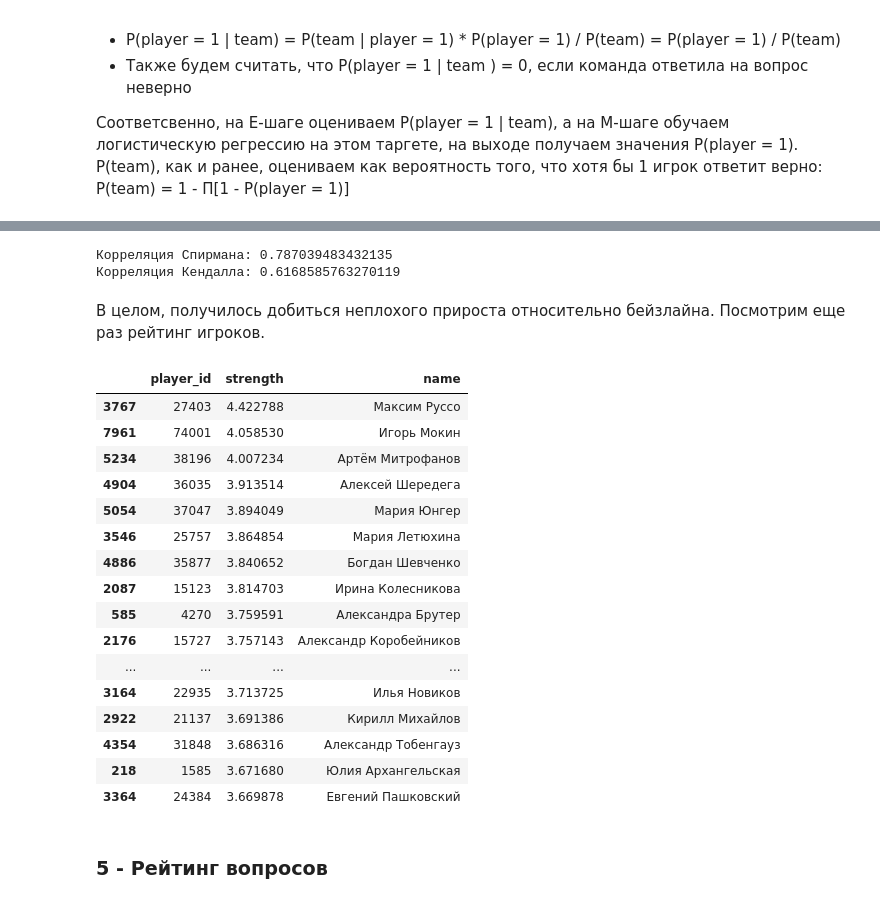
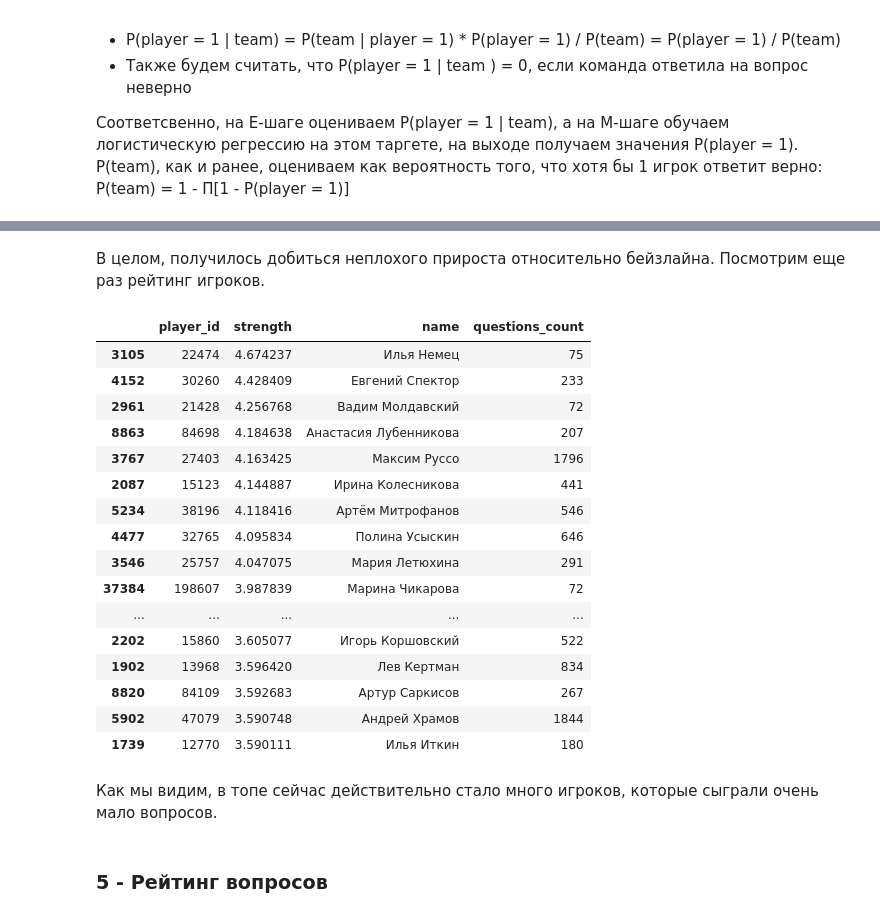
Before and after one commit to x-sile/made_ml, a Jupyter notebook: homework-03.ipynb, the cells around one changed output, grey strips where cells are left out. Drawn from its saved outputs; the diff is of its cells as text; code cells hidden in the pictures.

Commit message:
Add files via upload
train more iterations

```diff
--- a/homework-03.ipynb
+++ b/homework-03.ipynb
@@ -208,9 +208,12 @@ compute_scores(test, preds)
 
 Соответсвенно, на E-шаге оцениваем P(player = 1 | team), а на M-шаге обучаем логистическую регрессию на этом таргете, на выходе получаем значения P(player = 1). P(team), как и ранее, оцениваем как вероятность того, что хотя бы 1 игрок ответит верно: P(team) = 1 - П[1 - P(player = 1)]
 # %%
+def log_loss(y_true, y_pred):
+    return - np.mean(y_true * np.log(y_pred) + (1 - y_true) * np.log(1 - y_pred))
+
 class EMClassifier:
 
-    def __init__(self, w=None, lr=25, n_iter=12, batch_size=5000, verbose=1):
+    def __init__(self, w=None, lr=25, n_iter=30, batch_size=5000, verbose=1):
         self.w = w
         self.lr = lr
         self.n_iter = n_iter
@@ -236,12 +239,20 @@ class EMClassifier:
 
     def _M_step(self, X, y):
         # Обучаем LogReg батчевым градиентным спуском, чтобы выскакивать из локальных минимумов
+        min_loss = np.inf
         indices = np.arange(X.shape[0])
-        indices = np.random.permutation(indices)
-        for batch_idx in np.array_split(indices, len(indices) // self.batch_size):
-            x_batch, y_batch = X[batch_idx], y[batch_idx]
-            grad = x_batch.T.dot(self.predict(x_batch) - y_batch) / len(y_batch)
-            self.w -= self.lr * grad
+        for _ in range(100):
+            indices = np.random.permutation(indices)
+            for batch_idx in np.array_split(indices, len(indices) // self.batch_size):
+                x_batch, y_batch = X[batch_idx], y[batch_idx]
+                grad = x_batch.T.dot(self.predict(x_batch) - y_batch) / len(y_batch)
+                self.w -= self.lr * grad
+
+            cur_loss = log_loss(y, self.predict(X))
+            if min_loss - cur_loss < 1e-6:
+                break
+
+            min_loss = cur_loss
 
     def fit(self, X_tr, train_data, X_te=None, test_data=None):
         X_tr = self._add_intercept(X_tr)
@@ -296,36 +308,32 @@ em_classifier.fit(X_tr, train, X_te, test)
-# %%
-# Еще 1 эпоху
-em_classifier.n_iter = 1
-em_classifier.fit(X_tr, train, X_te, test)
-# %% [output]
-Корреляция Спирмана: 0.787039483432135
-Корреляция Кендалла: 0.6168585763270119
 # %% [markdown]
 В целом, получилось добиться неплохого прироста относительно бейзлайна. Посмотрим еще раз рейтинг игроков.
 # %%
 rating = pd.DataFrame({'player_id': unique_players,
                        'strength': em_classifier.w[1:1 + len(unique_players)]})
 rating['name'] = rating['player_id'].map(players_names)
+rating['questions_count'] = rating['player_id'].map(train.groupby('player_id')['question_id'].count())
 # %%
-rating.sort_values(by='strength', ascending=False).head(20)
+rating.sort_values(by='strength', ascending=False).head(50)
 # %% [output]
-|  | player_id | strength | name |
-| 3767 | 27403 | 4.422788 | Максим Руссо |
-| 7961 | 74001 | 4.058530 | Игорь Мокин |
-| 5234 | 38196 | 4.007234 | Артём Митрофанов |
-| 4904 | 36035 | 3.913514 | Алексей Шередега |
-| 5054 | 37047 | 3.894049 | Мария Юнгер |
-| 3546 | 25757 | 3.864854 | Мария Летюхина |
-| 4886 | 35877 | 3.840652 | Богдан Шевченко |
-| 2087 | 15123 | 3.814703 | Ирина Колесникова |
-| 585 | 4270 | 3.759591 | Александра Брутер |
-| 2176 | 15727 | 3.757143 | Александр Коробейников |
-| ... | ... | ... | ... |
-| 3164 | 22935 | 3.713725 | Илья Новиков |
-| 2922 | 21137 | 3.691386 | Кирилл Михайлов |
-| 4354 | 31848 | 3.686316 | Александр Тобенгауз |
-| 218 | 1585 | 3.671680 | Юлия Архангельская |
-| 3364 | 24384 | 3.669878 | Евгений Пашковский |
+|  | player_id | strength | name | questions_count |
+| 3105 | 22474 | 4.674237 | Илья Немец | 75 |
+| 4152 | 30260 | 4.428409 | Евгений Спектор | 233 |
+| 2961 | 21428 | 4.256768 | Вадим Молдавский | 72 |
+| 8863 | 84698 | 4.184638 | Анастасия Лубенникова | 207 |
+| 3767 | 27403 | 4.163425 | Максим Руссо | 1796 |
+| 2087 | 15123 | 4.144887 | Ирина Колесникова | 441 |
+| 5234 | 38196 | 4.118416 | Артём Митрофанов | 546 |
+| 4477 | 32765 | 4.095834 | Полина Усыскин | 646 |
+| 3546 | 25757 | 4.047075 | Мария Летюхина | 291 |
+| 37384 | 198607 | 3.987839 | Марина Чикарова | 72 |
+| ... | ... | ... | ... | ... |
+| 2202 | 15860 | 3.605077 | Игорь Коршовский | 522 |
+| 1902 | 13968 | 3.596420 | Лев Кертман | 834 |
+| 8820 | 84109 | 3.592683 | Артур Саркисов | 267 |
+| 5902 | 47079 | 3.590748 | Андрей Храмов | 1844 |
+| 1739 | 12770 | 3.590111 | Илья Иткин | 180 |
+# %% [markdown]
+Как мы видим, в топе сейчас действительно стало много игроков, которые сыграли очень мало вопросов.
 # %% [markdown]
 ### 5 - Рейтинг вопросов
 # %% [markdown]
```
Also changed, not shown: parts of 4 cells of this notebook.
